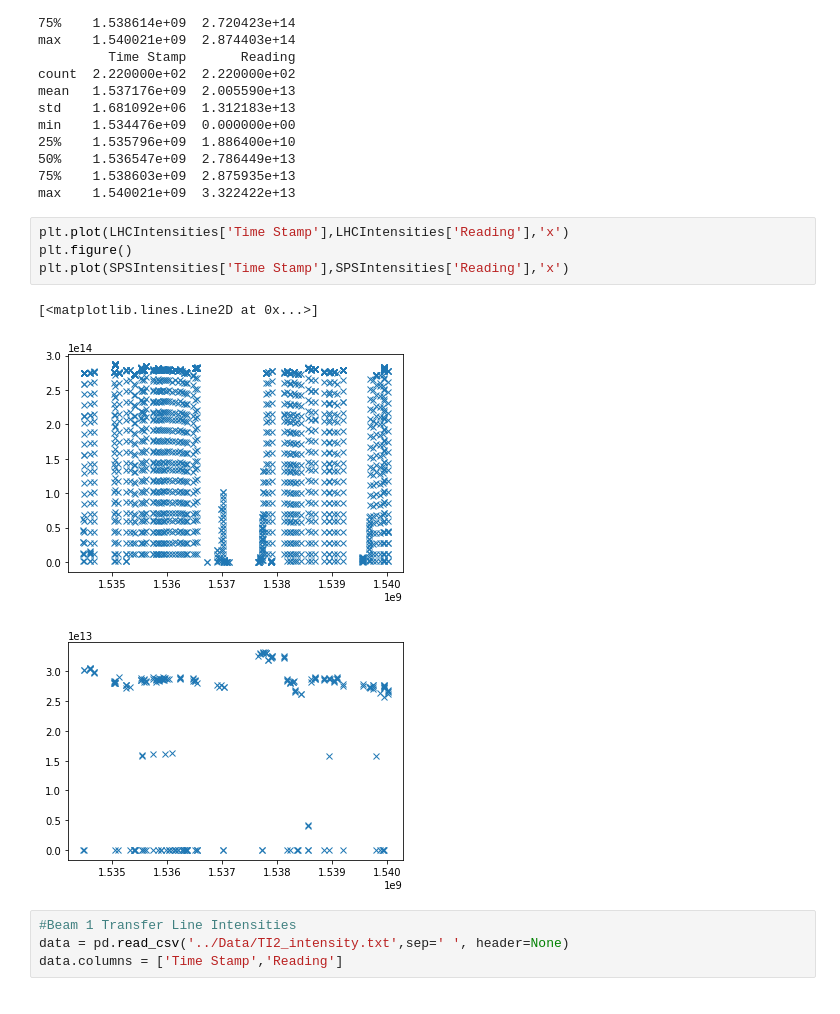
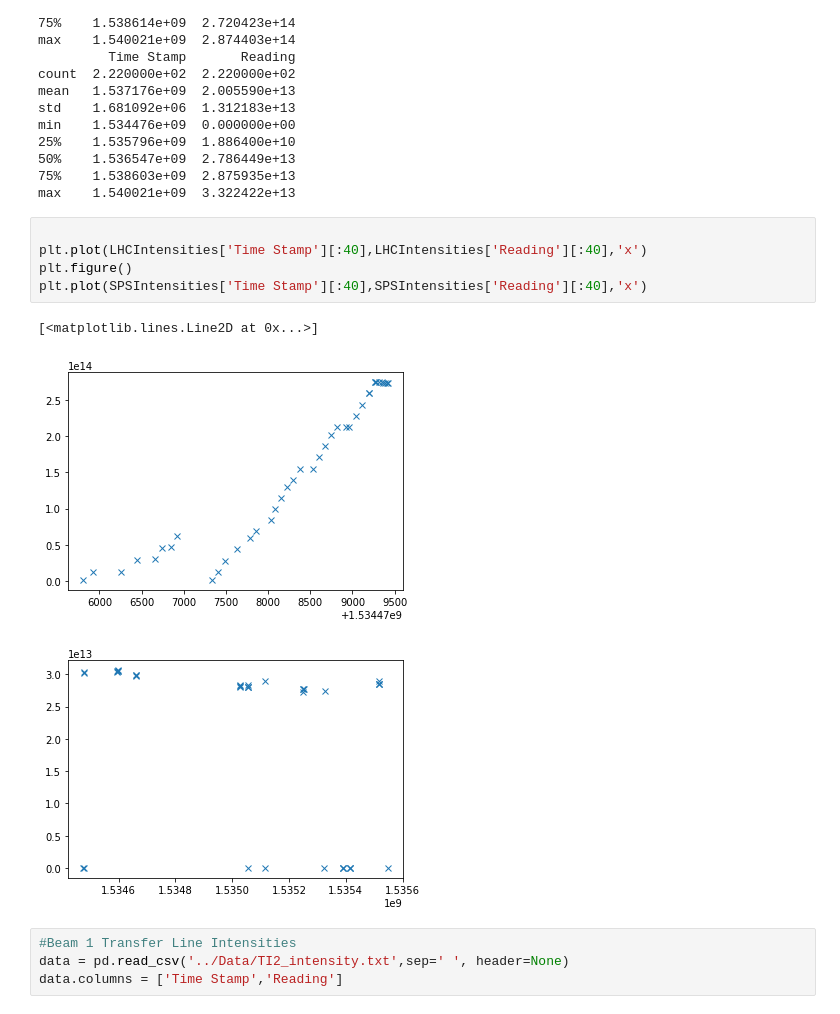
Before and after one commit to mfer0010/BscThesis, a Jupyter notebook: Jupyter Notebook Code/03_Analysis of Intensity Data.ipynb, the cells around one changed output. Drawn from its saved outputs; the diff is of its cells as text.

```diff
--- a/Jupyter Notebook Code/03_Analysis of Intensity Data.ipynb
+++ b/Jupyter Notebook Code/03_Analysis of Intensity Data.ipynb
@@ -103,13 +103,14 @@ min    1.534476e+09  0.000000e+00
 75%    1.538603e+09  2.875935e+13
 max    1.540021e+09  3.322422e+13
 # %%
-plt.plot(LHCIntensities['Time Stamp'],LHCIntensities['Reading'],'x')
+
+plt.plot(LHCIntensities['Time Stamp'][:40],LHCIntensities['Reading'][:40],'x')
 plt.figure()
-plt.plot(SPSIntensities['Time Stamp'],SPSIntensities['Reading'],'x')
+plt.plot(SPSIntensities['Time Stamp'][:40],SPSIntensities['Reading'][:40],'x')
 # %% [output]
 [<matplotlib.lines.Line2D at 0x...>]
-[figure, old version]
+[figure, new version]
-[figure, old version]
+[figure, new version]
 # %%
 #Beam 1 Transfer Line Intensities
 data = pd.read_csv('../Data/TI2_intensity.txt',sep=' ', header=None)
```
Also changed, not shown: parts of 5 cells of this notebook, 4 other files.
